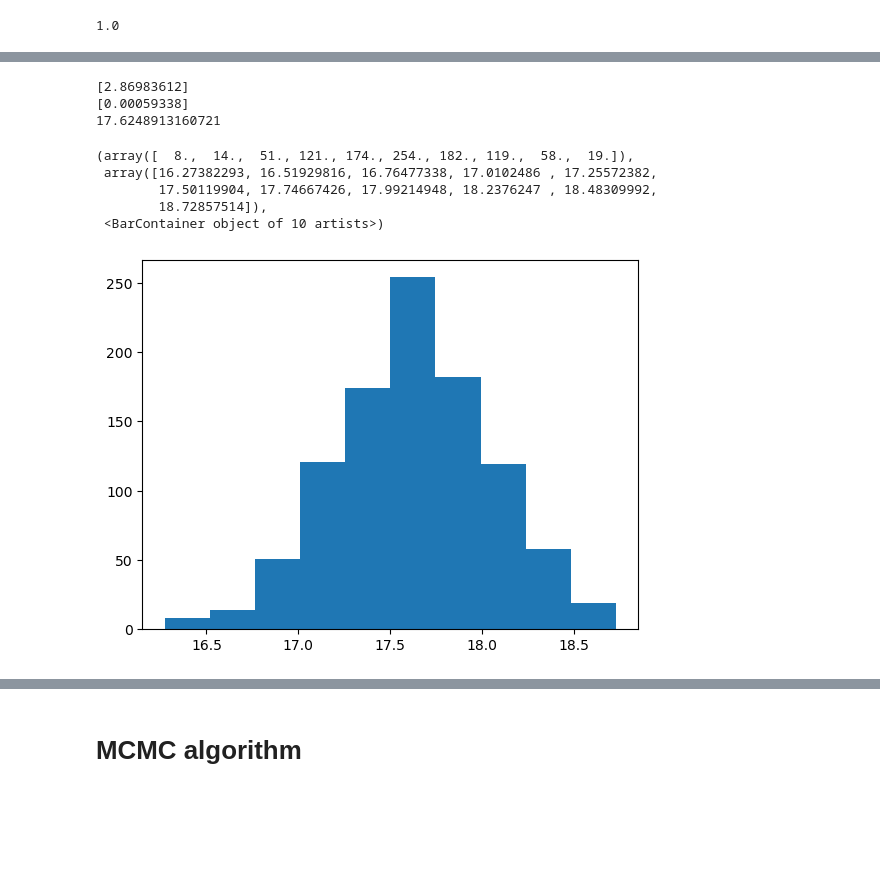
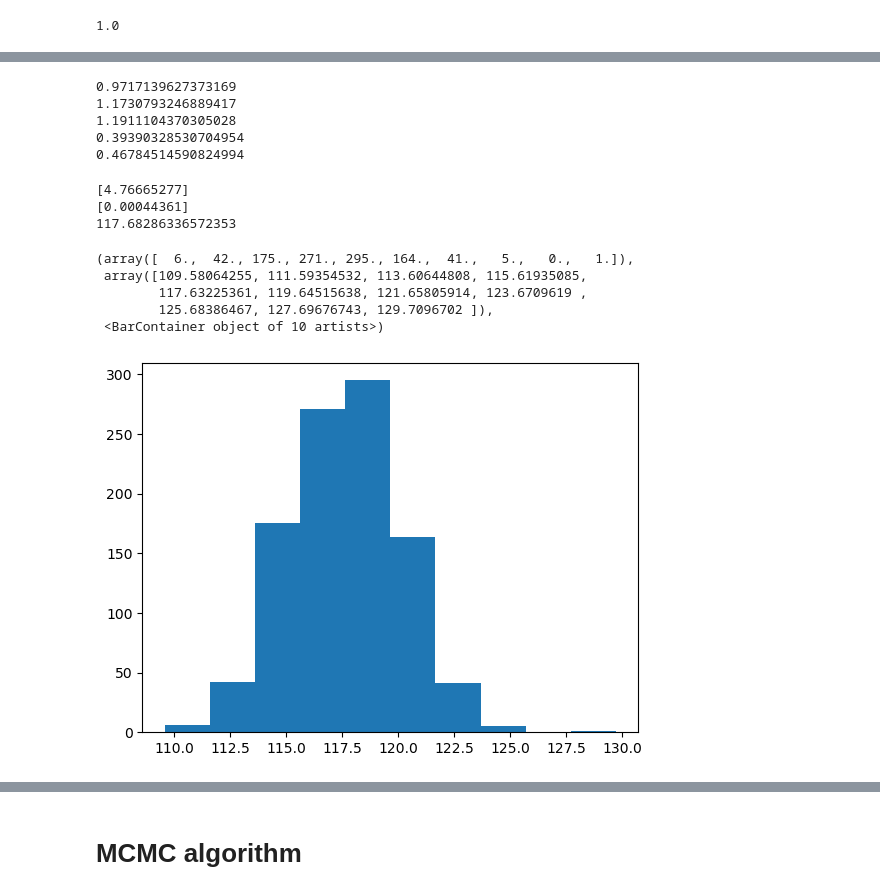
Before and after one commit to junting-ren/ZIV, a Jupyter notebook: notebooks/pytorch_fast_slab_spike.ipynb, the cells around one changed output, grey strips where cells are left out. Saved outputs shown, nothing was run; the diff lists cells and outputs as text; code cells hidden in the pictures; blank space fills up the shorter version.

```diff
--- a/notebooks/pytorch_fast_slab_spike.ipynb
+++ b/notebooks/pytorch_fast_slab_spike.ipynb
@@ -71,13 +72,15 @@ ABCD_sub.shape
 # %%
 real_data_index = True
 max_n_p = True
-# n = 1000
-# p = 200
+# n = 6000
+# p = 500
+#p_confound = 0
+
 n = ABCD_sub.shape[0]
 p_confound = 0
 p = ABCD_sub.shape[1]-p_confound
-p_causal = int(p*0.05)
-beta_var = 0.01
+p_causal = int(p*0.1)
+beta_var = 0.1
 #p_causal = int(n*0.1)
 batch_size = n
 r_batch = batch_size/n
@@ -105,8 +108,8 @@ print(r_batch)
 rho = 0.6
 var = 1
 n_matrix = 1
-h = 0.02
-beta_bias = 1
+h = 0.5
+beta_bias = 0
 sim_class = data_sim.sim_tobit_data(n = n, p = p, p_causal = p_causal,p_confound = p_confound, rho = rho, var = var,
                                     n_matrix = n_matrix,h = h, bias = beta_bias, Xs = Xs, scale_lambda =None, beta_var= beta_var)
 z, X, Xs, latent_mean, var_genetic, var_total, true_beta, y_star = sim_class.gen_data(seed = None)
@@ -123,19 +126,22 @@ heritability is 0.02
 ------------------------------------
+# %%
+exact_lh = True
+tobit_data = True
+tobit_model = True
+if tobit_data:
+    y_star = z
+from sklearn.model_selection import train_test_split
+X_train, X_test, z_train, z_test = train_test_split(X, y_star, test_size=0.2, random_state=42)
 # %%
-exact_lh = True
-tobit = True
-if tobit:
-    y_star = z
-sim_data = Sim_Dataset(X,y_star, device = device)
+sim_data = Sim_Dataset(torch.tensor(X_train).float(),torch.tensor(z_train).float(), device = device)
 sim_data_loader = DataLoader(sim_data, batch_size = batch_size)
 model = linear_slab_spike(p = p, n_total = n, p_confound = p_confound, init_pi_local_max = 1.0, init_pi_local_min = 0.0,init_pi_global = 0.5, init_beta_var =1, init_noise_var = 1,
                          gumbel_softmax_temp = 1, gumbel_softmax_hard = False,
                           a1= 0.1, a2=0.1, init_a3= 1.1, init_a4 = 1.1,
                           b1 = 1.1, b2 = 1.1, init_b3 = 10.0, init_b4 = 0.1, n_E = 1
-                          , prior_sparsity = True, prior_sparsity_beta = False,exact_lh = exact_lh,tobit = tobit, device = device
+                          , prior_sparsity = True, prior_sparsity_beta = False,exact_lh = exact_lh,tobit = tobit_model, device = device
                          ).double().to(device)
-optimizer = torch.optim.Adam(model.parameters(),
-    lr = 0.05)
+optimizer = torch.optim.Adam(model.parameters(),lr = 0.1)
 # %%
 lr_scheduler = torch.optim.lr_scheduler.ExponentialLR(optimizer=optimizer, gamma=0.8)
 t = 100 #number of moving averages
@@ -162,23 +192,37 @@ p_causal/p
+# %%
+z_pred = best_model.predict(torch.tensor(X_test).float())
+mse = np.mean(np.abs(z_pred*(z_pred>0) - z_test))
+print(mse)
+print(mse_lasso)
+print(mse_ridge)
+print(h_lasso)
+print(h_ridge)
+# %% [output]
+0.9717139627373169
+1.1730793246889417
+1.1911104370305028
+0.39390328530704954
+0.46784514590824994
 # %%
 b3 = best_model.b3.cpu().detach().numpy()
 b4 = np.exp(best_model.log_b4.cpu().detach().numpy())
 print(b3)
 print(b4)
 # Noise variance posterior
 noise_var_poster = np.exp(np.random.normal(b3,np.sqrt(b4), size = (1000,)))
-noise_var_est = np.mean(noise_var_poster)
+noise_var_est = np.median(noise_var_poster)
 print(noise_var_est)
 plt.hist(noise_var_poster)
 # %% [output]
-[2.86983612]
-[0.00059338]
-17.6248913160721
+[4.76665277]
+[0.00044361]
+117.68286336572353
-(array([  8.,  14.,  51., 121., 174., 254., 182., 119.,  58.,  19.]),
- array([16.27382293, 16.51929816, 16.76477338, 17.0102486 , 17.25572382,
-        17.50119904, 17.74667426, 17.99214948, 18.2376247 , 18.48309992,
-        18.72857514]),
+(array([  6.,  42., 175., 271., 295., 164.,  41.,   5.,   0.,   1.]),
+ array([109.58064255, 111.59354532, 113.60644808, 115.61935085,
+        117.63225361, 119.64515638, 121.65805914, 123.6709619 ,
+        125.68386467, 127.69676743, 129.7096702 ]),
  <BarContainer object of 10 artists>)
-[figure, old version]
+[figure, new version]
 # %%
 a3 = torch.exp(best_model.log_a3).cpu().detach().numpy()
 a4 = torch.exp(best_model.log_a4).cpu().detach().numpy()
```
Also changed, not shown: parts of 12 cells of this notebook.
